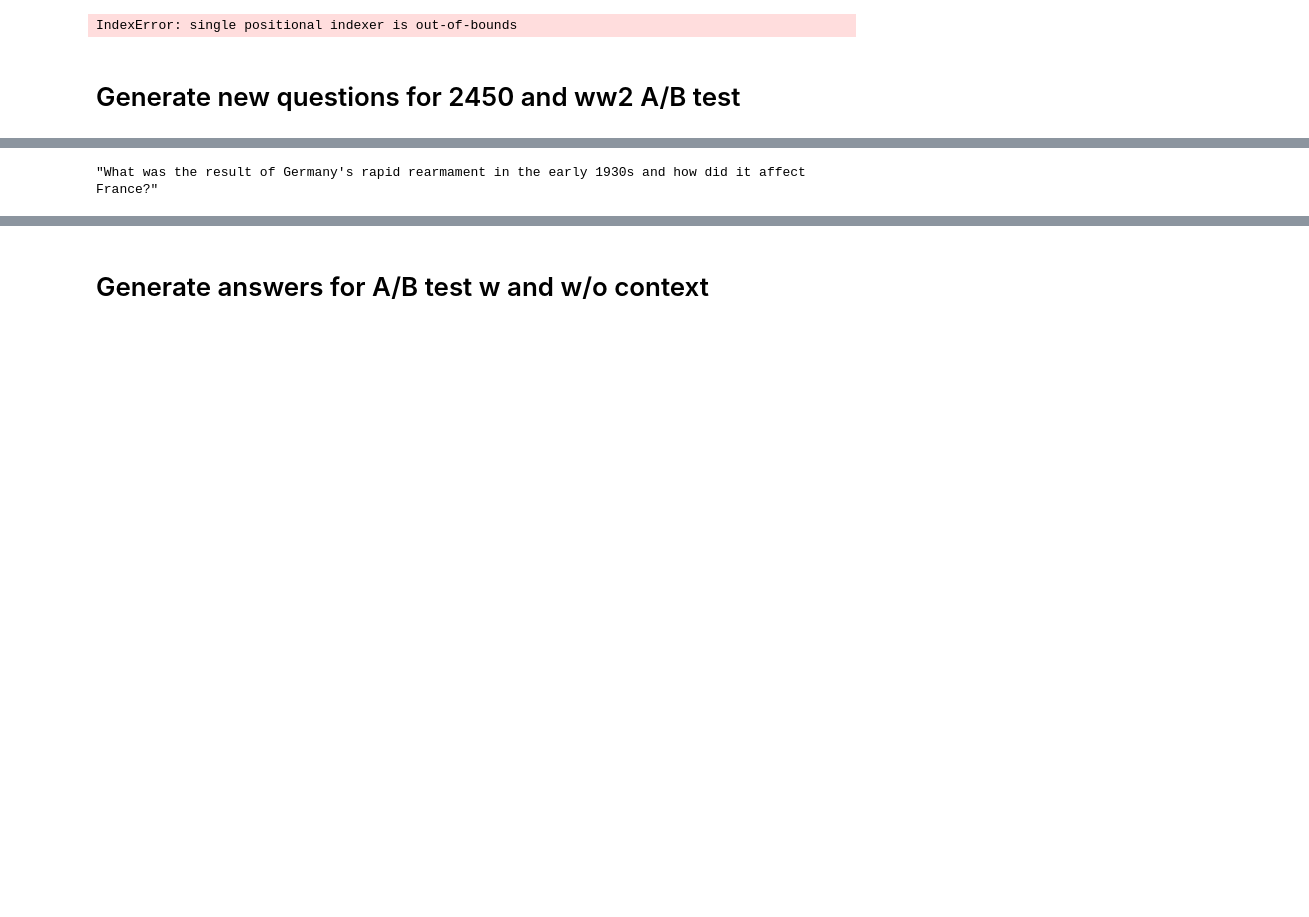
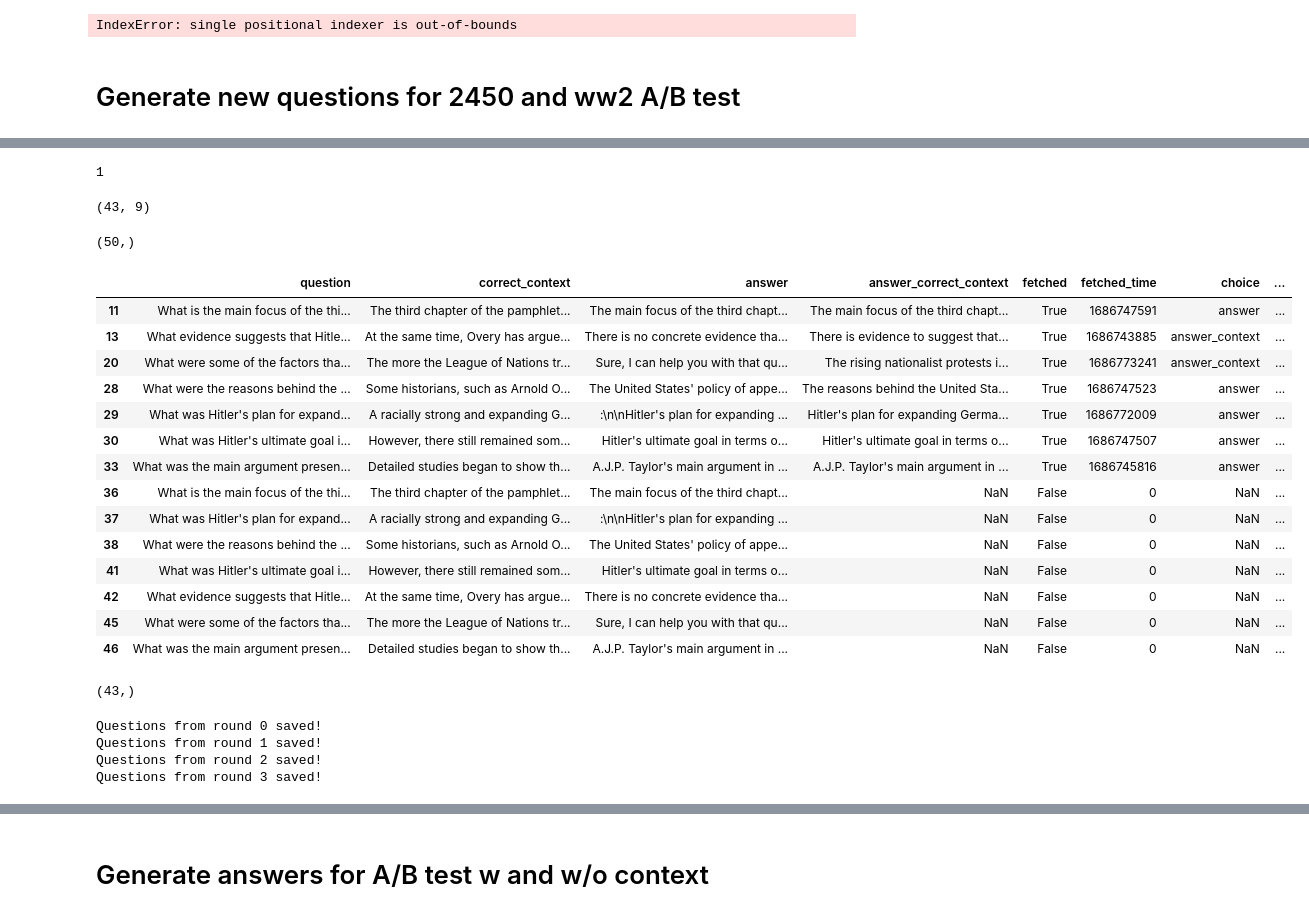
Before and after one commit to holmesec/Learning-with-ChatGPT-web-demo, a Jupyter notebook: dev/Neural Search/q_w_chat.ipynb, the cells around one changed output, grey strips where cells are left out. Cells and saved outputs as stored; diff of their text form; code cells hidden in the pictures; blank space fills up the shorter version.

Commit message:
Add neural search data

````diff
--- a/dev/Neural Search/q_w_chat.ipynb
+++ b/dev/Neural Search/q_w_chat.ipynb
@@ -409,0 +414,8 @@ context
+# %%
+np.random.randint(0,2)
+# %% [output]
+1
+# %%
+df_history_results_u.shape
+# %% [output]
+(43, 9)
@@ -409,0 +426,26 @@ context
+# %%
+df_history_results_updated['question'].unique().shape
+# %% [output]
+(50,)
+# %%
+df_history_results.loc[df_history_results['question'].duplicated(keep=False),:]
+# %% [output]
+|  | question | correct_context | answer | answer_correct_context | fetched | fetched_time | choice | ... |
+| 11 | What is the main focus of the thi... | The third chapter of the pamphlet... | The main focus of the third chapt... | The main focus of the third chapt... | True | 1686747591 | answer | ... |
+| 13 | What evidence suggests that Hitle... | At the same time, Overy has argue... | There is no concrete evidence tha... | There is evidence to suggest that... | True | 1686743885 | answer_context | ... |
+| 20 | What were some of the factors tha... | The more the League of Nations tr... | Sure, I can help you with that qu... | The rising nationalist protests i... | True | 1686773241 | answer_context | ... |
+| 28 | What were the reasons behind the ... | Some historians, such as Arnold O... | The United States' policy of appe... | The reasons behind the United Sta... | True | 1686747523 | answer | ... |
+| 29 | What was Hitler's plan for expand... | A racially strong and expanding G... | :\n\nHitler's plan for expanding ... | Hitler's plan for expanding Germa... | True | 1686772009 | answer | ... |
+| 30 | What was Hitler's ultimate goal i... | However, there still remained som... | Hitler's ultimate goal in terms o... | Hitler's ultimate goal in terms o... | True | 1686747507 | answer | ... |
+| 33 | What was the main argument presen... | Detailed studies began to show th... | A.J.P. Taylor's main argument in ... | A.J.P. Taylor's main argument in ... | True | 1686745816 | answer | ... |
+| 36 | What is the main focus of the thi... | The third chapter of the pamphlet... | The main focus of the third chapt... | NaN | False | 0 | NaN | ... |
+| 37 | What was Hitler's plan for expand... | A racially strong and expanding G... | :\n\nHitler's plan for expanding ... | NaN | False | 0 | NaN | ... |
+| 38 | What were the reasons behind the ... | Some historians, such as Arnold O... | The United States' policy of appe... | NaN | False | 0 | NaN | ... |
+| 41 | What was Hitler's ultimate goal i... | However, there still remained som... | Hitler's ultimate goal in terms o... | NaN | False | 0 | NaN | ... |
+| 42 | What evidence suggests that Hitle... | At the same time, Overy has argue... | There is no concrete evidence tha... | NaN | False | 0 | NaN | ... |
+| 45 | What were some of the factors tha... | The more the League of Nations tr... | Sure, I can help you with that qu... | NaN | False | 0 | NaN | ... |
+| 46 | What was the main argument presen... | Detailed studies began to show th... | A.J.P. Taylor's main argument in ... | NaN | False | 0 | NaN | ... |
+# %%
+df_history_results['question'].unique().shape
+# %% [output]
+(43,)
@@ -410,5 +455,27 @@ context
 # %%
-completion = openai.ChatCompletion.create(
+# Ask ChatGPT to make questions to sections
+data = []
+
+req_per_min = 0
+max_req_per_min = 3
+last_time_stamp = time.time()
+# For each pair of questions
+for i in range(len(context_sample)):
+    context = context_sample[i]
+
+    # Check rate limit
+    req_per_min += 1
+    while req_per_min>=max_req_per_min:
+        time_stamp = time.time()
+        if int(time.time()-last_time_stamp) > 60:
+            last_time_stamp = time_stamp
+            req_per_min = 0
+        else:
+            time.sleep(10)
+
+    # Ask the oracle for label for the context and two questions
+    try:
+        completion = openai.ChatCompletion.create(
             model="gpt-3.5-turbo",
             temperature=0,
             messages=[
@@ -416,8 +483,18 @@ completion = openai.ChatCompletion.create(
             {"role": "user", "content": f'CONTEXT: ```{context}```'}
             ]
         )
+    except Exception as e:
+        print("OPENAI_ERROR:",str(e))
+        continue
 
-answer = completion.choices[0].message.content
-answer
+    # Parse the response to get labels
+    res = completion.choices[0].message.content
+
+    # Save data into a dataframe
+    data += [{'correct_context': context, 'question': res}]
+    print(f"Questions from round {i} saved!")
 # %% [output]
-"What was the result of Germany's rapid rearmament in the early 1930s and how did it affect France?"
+Questions from round 0 saved!
+Questions from round 1 saved!
+Questions from round 2 saved!
+Questions from round 3 saved!
````
Also changed, not shown: parts of 37 cells of this notebook, 16 other files.
